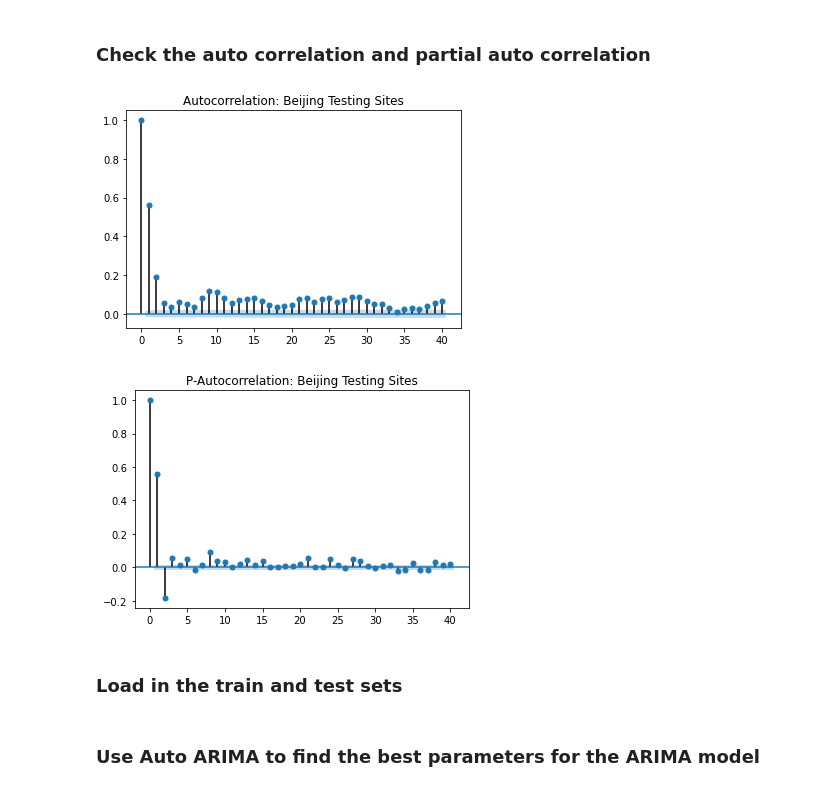
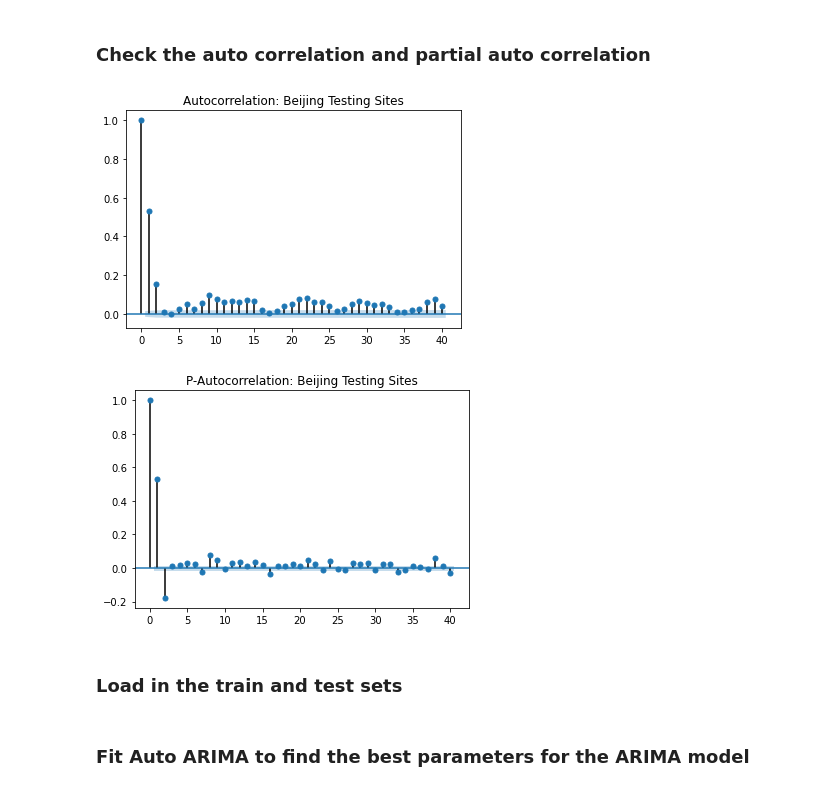
Before and after one commit to dolcikey/TimeSeriesForecasting_BeijingAirQuality, a Jupyter notebook: 03_Modeling.ipynb, the cells around one changed output. Saved outputs shown, nothing was run; the diff lists cells and outputs as text; code cells hidden in the pictures.

Commit message:
modeling

```diff
--- a/03_Modeling.ipynb
+++ b/03_Modeling.ipynb
@@ -29,20 +29,20 @@ df = pd.read_pickle('PKL/full.pkl')
 # %%
 title = 'Autocorrelation: Beijing Testing Sites'
 lags = 40
-plot_acf(df['PM2.5'],title=title,lags=lags);
+plot_acf(np.log(df['PM2.5']),title=title,lags=lags);
 # %% [output]
-[figure, old version]
+[figure, new version]
 # %%
 title = 'P-Autocorrelation: Beijing Testing Sites'
 lags = 40
-plot_pacf((df['PM2.5']),title=title,lags=lags);
+plot_pacf(np.log(df['PM2.5']),title=title,lags=lags);
 # %% [output]
-[figure, old version]
+[figure, new version]
 # %% [markdown]
 ### Load in the train and test sets
 # %%
 test = pd.read_pickle('PKL/test.pkl')
 train = pd.read_pickle('PKL/train.pkl')
 # %% [markdown]
-### Use Auto ARIMA to find the best parameters for the ARIMA model
+### Fit Auto ARIMA to find the best parameters for the ARIMA model
 # %%
```
Also changed, not shown: parts of 16 cells of this notebook.
